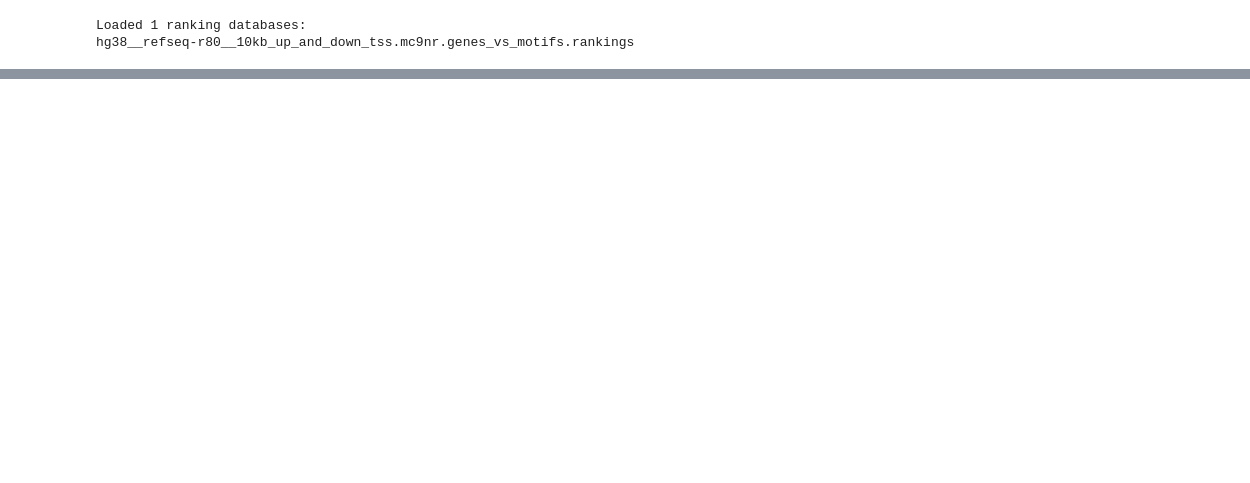
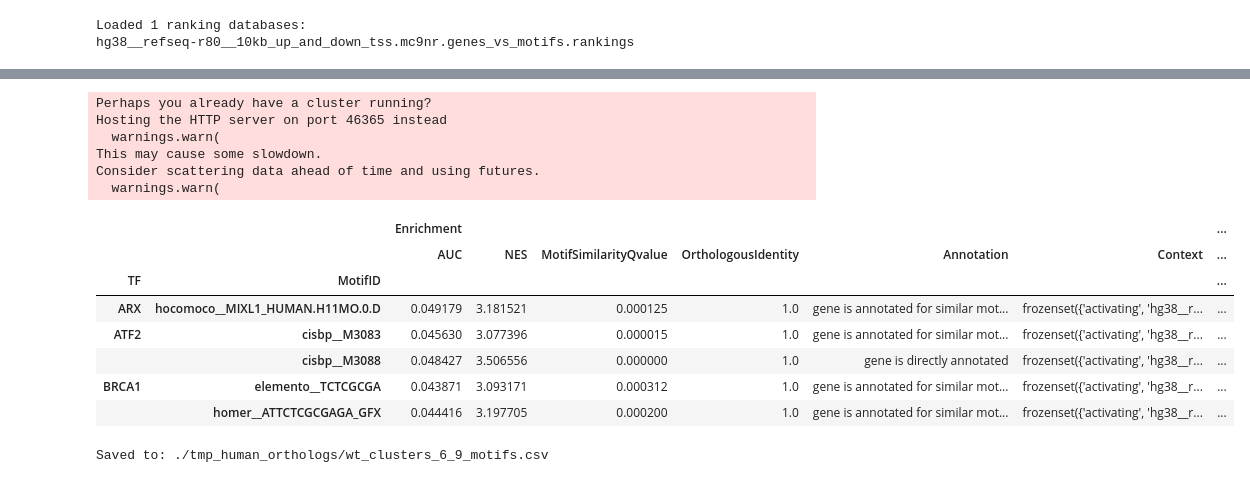
Before and after one commit to ran3ds-creator/PAX6_GRN, a Jupyter notebook: pyscenic.ipynb, the cells around one changed output, grey strips where cells are left out. Drawn from its saved outputs; the diff is of its cells as text; code cells hidden in the pictures; blank space fills up the shorter version.

```diff
--- a/pyscenic.ipynb
+++ b/pyscenic.ipynb
@@ -176,3 +178,8 @@ for db in dbs:
 # %% [output]
 Loaded 1 ranking databases:
 hg38__refseq-r80__10kb_up_and_down_tss.mc9nr.genes_vs_motifs.rankings
+# %%
+from distributed import Client, LocalCluster
+
+cluster = LocalCluster()
+client = Client(cluster)
@@ -204,0 +259,15 @@ print("Number of WT adjacency relationships:", len(wt_adjacencies))
+# %%
+# Derive WT modules from the saved WT adjacencies.
+wt_modules = list(
+    modules_from_adjacencies(
+        wt_adjacencies,
+        ex_matrix_wt,
+        rho_mask_dropouts=True
+    )
+)
+
+with open(WT_MODULES_FNAME, "wb") as f:
+    pickle.dump(wt_modules, f)
+
+print("WT modules:", len(wt_modules))
+print("Saved to:", WT_MODULES_FNAME)
@@ -204,0 +283,52 @@ print("Number of WT adjacency relationships:", len(wt_adjacencies))
+# %%
+import numpy as np
+from distributed import Client, LocalCluster
+
+np.object = object
+
+# Reload fresh ranking database objects.
+dbs = [
+    RankingDatabase(
+        fname=fname,
+        name=os.path.splitext(os.path.basename(fname))[0]
+    )
+    for fname in sorted(glob.glob(DATABASES_GLOB))
+]
+
+assert dbs, "No ranking databases found."
+
+with LocalCluster(
+    n_workers=1,
+    threads_per_worker=1,
+    processes=False,
+    dashboard_address=None
+) as pruning_cluster:
+    with Client(pruning_cluster) as pruning_client:
+        df = prune2df(
+            dbs,
+            wt_modules,
+            MOTIF_ANNOTATIONS_FNAME,
+            client_or_address=pruning_client,
+            num_workers=1
+        )
+
+df.to_csv(WT_MOTIFS_FNAME)
+
+display(df.head())
+print("Saved to:", WT_MOTIFS_FNAME)
+# %% [output]
+Perhaps you already have a cluster running?
+Hosting the HTTP server on port 46365 instead
+  warnings.warn(
+This may cause some slowdown.
+Consider scattering data ahead of time and using futures.
+  warnings.warn(
+|  |  | Enrichment |  |  |  |  |  | ... |
+|  |  | AUC | NES | MotifSimilarityQvalue | OrthologousIdentity | Annotation | Context | ... |
+| TF | MotifID |  |  |  |  |  |  | ... |
+| ARX | hocomoco__MIXL1_HUMAN.H11MO.0.D | 0.049179 | 3.181521 | 0.000125 | 1.0 | gene is annotated for similar mot... | frozenset({'activating', 'hg38__r... | ... |
+| ATF2 | cisbp__M3083 | 0.045630 | 3.077396 | 0.000015 | 1.0 | gene is annotated for similar mot... | frozenset({'activating', 'hg38__r... | ... |
+|  | cisbp__M3088 | 0.048427 | 3.506556 | 0.000000 | 1.0 | gene is directly annotated | frozenset({'activating', 'hg38__r... | ... |
+| BRCA1 | elemento__TCTCGCGA | 0.043871 | 3.093171 | 0.000312 | 1.0 | gene is annotated for similar mot... | frozenset({'activating', 'hg38__r... | ... |
+|  | homer__ATTCTCGCGAGA_GFX | 0.044416 | 3.197705 | 0.000200 | 1.0 | gene is annotated for similar mot... | frozenset({'activating', 'hg38__r... | ... |
+Saved to: ./tmp_human_orthologs/wt_clusters_6_9_motifs.csv
```
Also changed, not shown: parts of 15 cells of this notebook, 1 other file.
